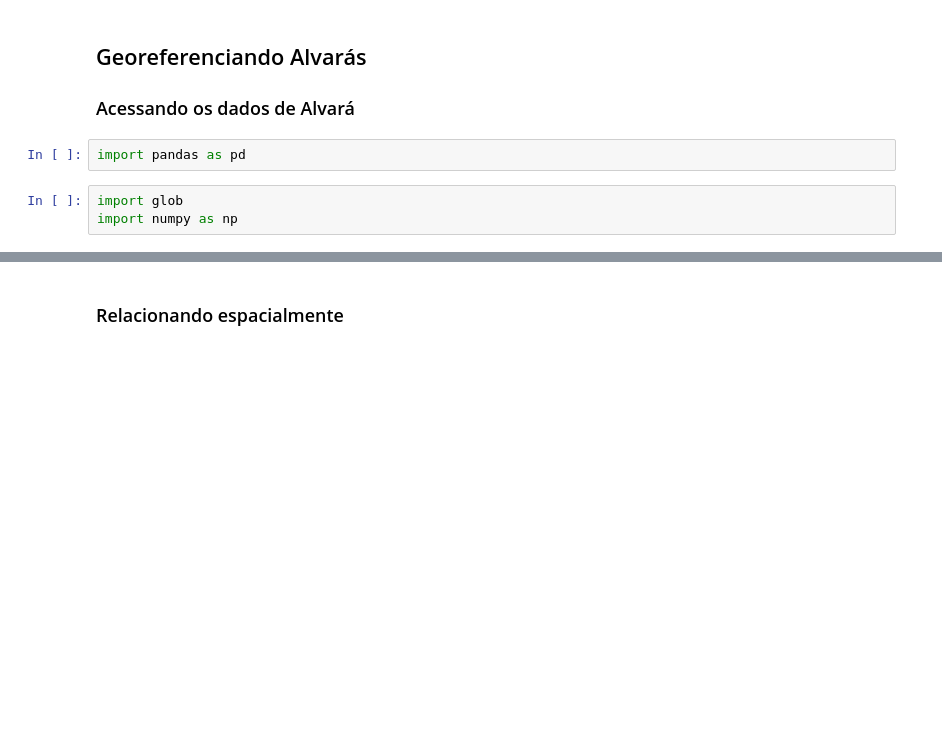
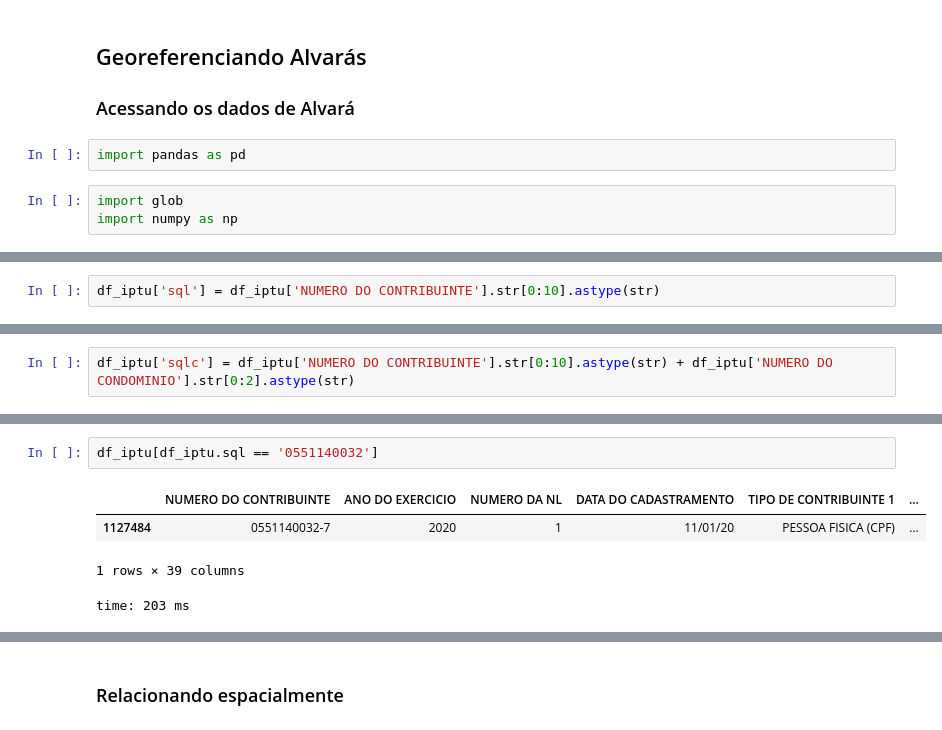
Before and after one commit to geoinfo-smdu/aprovacao-de-alvaras, a Jupyter notebook: Georeferenciando alvarás.ipynb, the cells around one changed output, grey strips where cells are left out. Saved outputs shown, nothing was run; the diff lists cells and outputs as text; blank space fills up the shorter version.

```diff
--- a/Georeferenciando alvarás.ipynb
+++ b/Georeferenciando alvarás.ipynb
@@ -111,0 +347,2 @@ df_alv = frame
+# %%
+df_iptu['sql'] = df_iptu['NUMERO DO CONTRIBUINTE'].str[0:10].astype(str)
@@ -111,0 +351,2 @@ df_alv = frame
+# %%
+df_iptu['sqlc'] = df_iptu['NUMERO DO CONTRIBUINTE'].str[0:10].astype(str) + df_iptu['NUMERO DO CONDOMINIO'].str[0:2].astype(str)
@@ -111,0 +430,7 @@ df_alv = frame
+# %%
+df_iptu[df_iptu.sql == '0551140032']
+# %% [output]
+|  | NUMERO DO CONTRIBUINTE | ANO DO EXERCICIO | NUMERO DA NL | DATA DO CADASTRAMENTO | TIPO DE CONTRIBUINTE 1 | ... |
+| 1127484 | 0551140032-7 | 2020 | 1 | 11/01/20 | PESSOA FISICA (CPF) | ... |
+1 rows × 39 columns
+time: 203 ms
```
Also changed, not shown: parts of 98 cells of this notebook, 5 other files.
